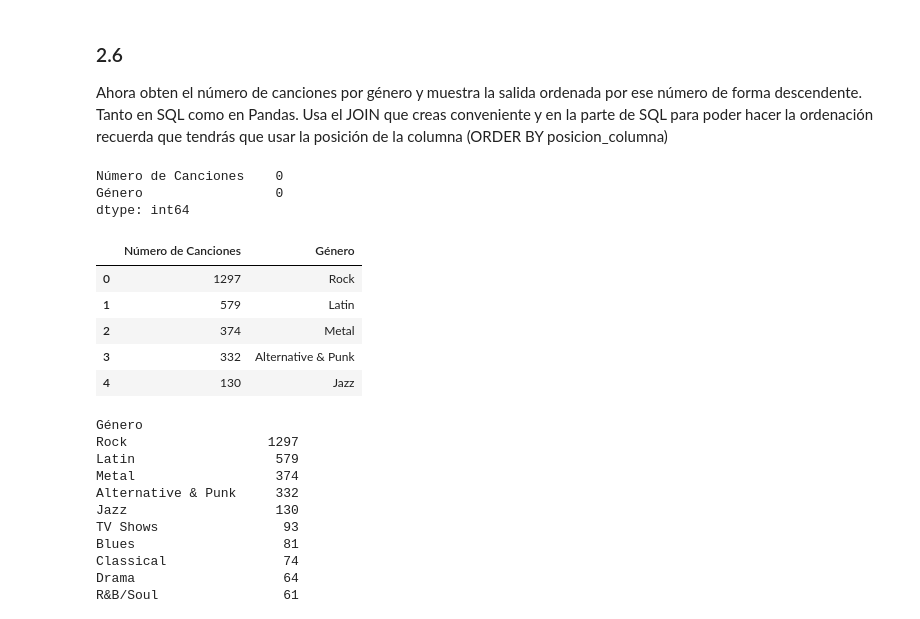
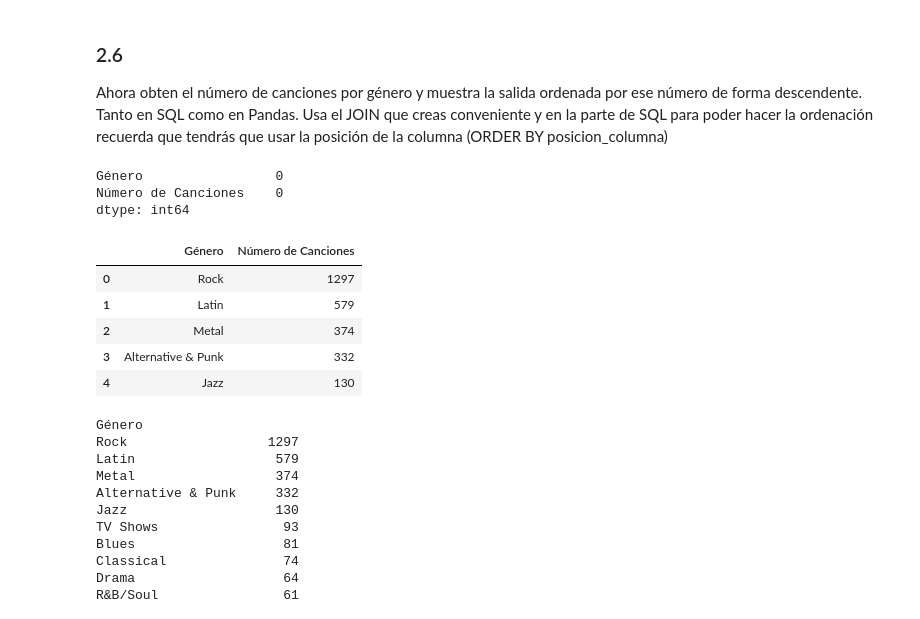
Before and after one commit to CanaryBrianArmas/ONLINE_DS_THEBRIDGE_-Ejercicios-a-corregir, a Jupyter notebook: Sprint_6/Unidad_1/18_Practica_Obligatoria_SQL.ipynb, the cells around one changed output. Saved outputs shown, nothing was run; the diff lists cells and outputs as text; code cells hidden in the pictures.

```diff
--- a/Sprint_6/Unidad_1/18_Practica_Obligatoria_SQL.ipynb
+++ b/Sprint_6/Unidad_1/18_Practica_Obligatoria_SQL.ipynb
@@ -421,27 +419,27 @@ Ahora obten el número de canciones por género y muestra la salida ordenada por
 # %%
 # SQL
 query5 = """
-SELECT COUNT(t.name) as "Número de Canciones", g.name as "Género"
+SELECT g.name as "Género", COUNT(t.name) as "Número de Canciones"
 FROM tracks as t LEFT JOIN genres as g
 ON t.GenreId = g.GenreId
 GROUP BY g.name
-ORDER BY 1 DESC
+ORDER BY "Número de Canciones" DESC
 """
 
 df_x = execute_query_with_pandas(query5, connection)
 # COMPRUEBO SI HAY VALORES NO COINCIDENTES EN AMBAS TABLAS
 print(df_x.isna().sum())
 df_x.head()
 # %% [output]
+Género                 0
 Número de Canciones    0
-Género                 0
 dtype: int64
-|  | Número de Canciones | Género |
-| 0 | 1297 | Rock |
-| 1 | 579 | Latin |
-| 2 | 374 | Metal |
-| 3 | 332 | Alternative & Punk |
-| 4 | 130 | Jazz |
+|  | Género | Número de Canciones |
+| 0 | Rock | 1297 |
+| 1 | Latin | 579 |
+| 2 | Metal | 374 |
+| 3 | Alternative & Punk | 332 |
+| 4 | Jazz | 130 |
 # %%
 # Pandas
 df_join_result.groupby("Género")["Canción"].count().sort_values(ascending = False)
```
Also changed, not shown: parts of 6 cells of this notebook.
